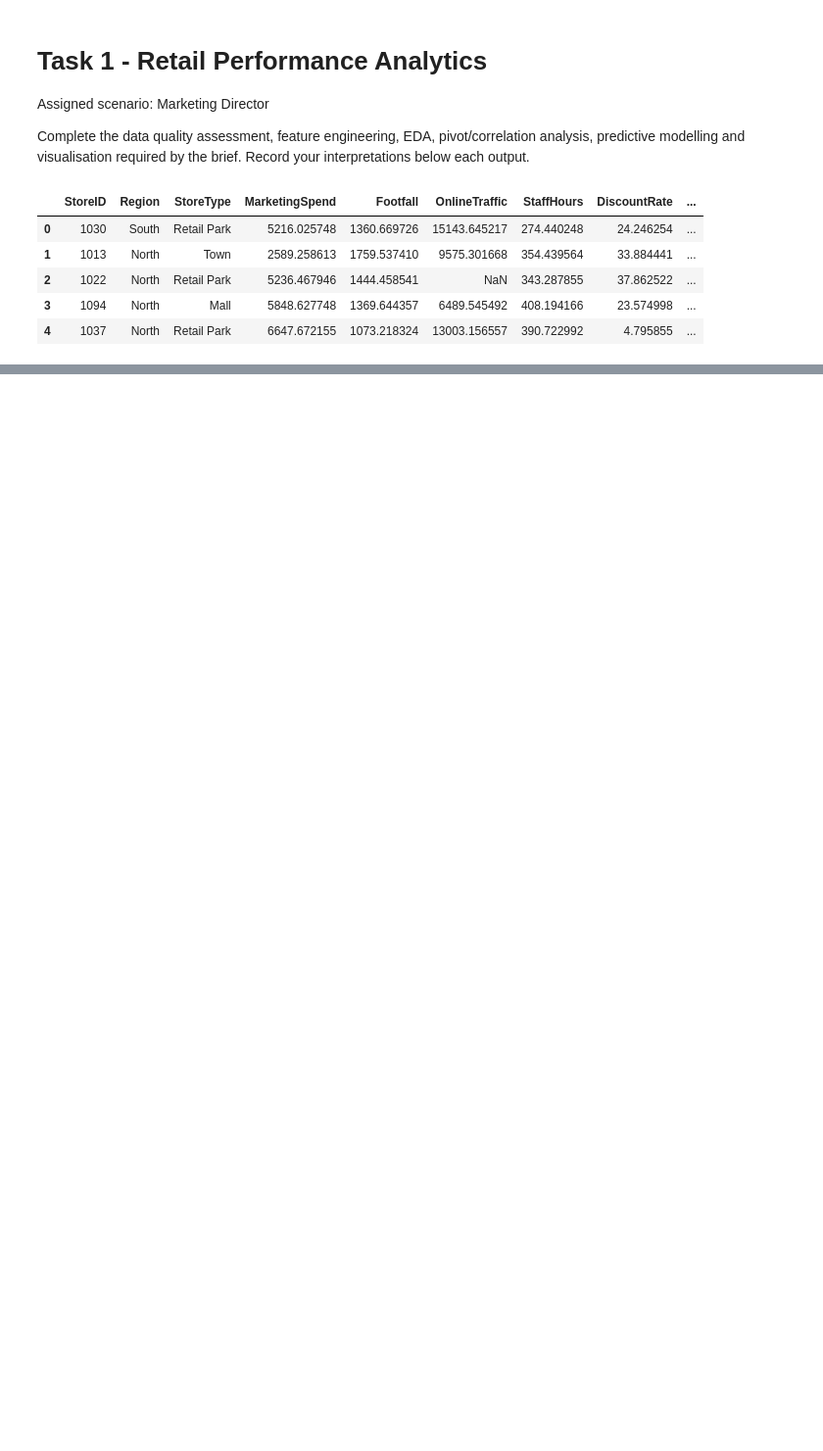
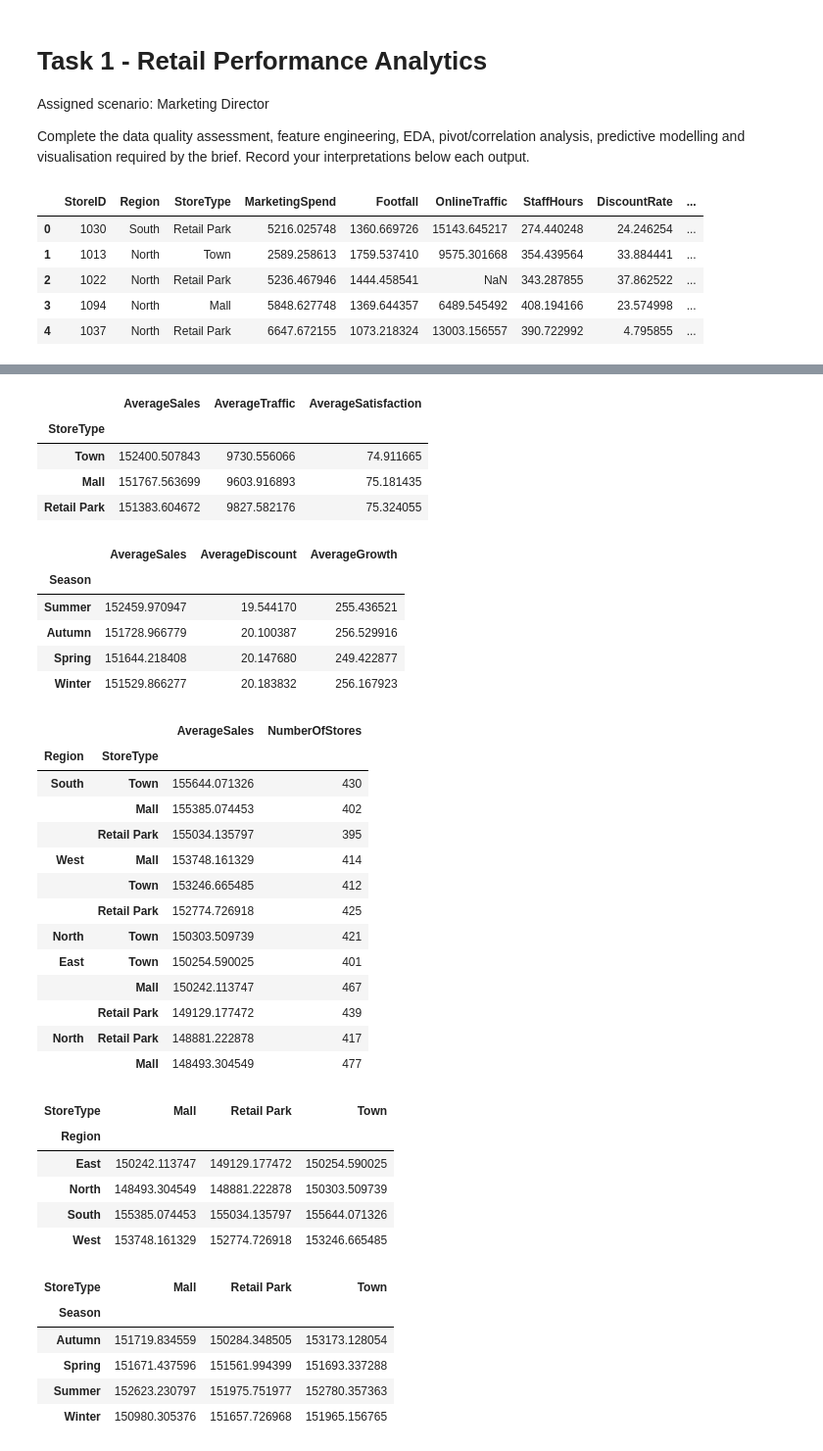
Before and after one commit to n00230867/RA-CA1, a Jupyter notebook: tasks/01_task1_retail_performance.ipynb, the cells around one changed output, grey strips where cells are left out. Shown at 98% size. Saved outputs shown, nothing was run; the diff lists cells and outputs as text; code cells hidden in the pictures; blank space fills up the shorter version.

```diff
--- a/tasks/01_task1_retail_performance.ipynb
+++ b/tasks/01_task1_retail_performance.ipynb
@@ -80,0 +127,41 @@ np.int64(100)
+# %%
+# Four groupby analyses.
+region_analysis = retail.groupby('Region').agg(
+    AverageSales=('SalesRevenue', 'mean'),
+    TotalSales=('SalesRevenue', 'sum'),
+    AverageROI=('MarketingROI', 'mean')
+).sort_values('AverageSales', ascending=False)
+
+store_type_analysis = retail.groupby('StoreType').agg(
+    AverageSales=('SalesRevenue', 'mean'),
+    AverageTraffic=('TotalTraffic', 'mean'),
+    AverageSatisfaction=('CustomerSatisfaction', 'mean')
+).sort_values('AverageSales', ascending=False)
+
+season_analysis = retail.groupby('Season').agg(
+    AverageSales=('SalesRevenue', 'mean'),
+    AverageDiscount=('DiscountRate', 'mean'),
+    AverageGrowth=('SalesGrowthPercent', 'mean')
+).sort_values('AverageSales', ascending=False)
+
+region_store_analysis = retail.groupby(['Region', 'StoreType']).agg(
+    AverageSales=('SalesRevenue', 'mean'),
+    NumberOfStores=('StoreID', 'count')
+).sort_values('AverageSales', ascending=False)
+
+display(region_analysis)
+display(store_type_analysis)
+display(season_analysis)
+display(region_store_analysis)
+
+# Two pivot tables.
+pivot_region_store = pd.pivot_table(
+    retail, values='SalesRevenue', index='Region', columns='StoreType', aggfunc='mean'
+)
+pivot_season_store = pd.pivot_table(
+    retail, values='SalesRevenue', index='Season', columns='StoreType', aggfunc='mean'
+)
+
+display(pivot_region_store)
+display(pivot_season_store)
+# %% [output]
@@ -81,2 +174,39 @@ np.int64(100)
+|  | AverageSales | AverageTraffic | AverageSatisfaction |
+| StoreType |  |  |  |
+| Town | 152400.507843 | 9730.556066 | 74.911665 |
+| Mall | 151767.563699 | 9603.916893 | 75.181435 |
+| Retail Park | 151383.604672 | 9827.582176 | 75.324055 |
+|  | AverageSales | AverageDiscount | AverageGrowth |
+| Season |  |  |  |
+| Summer | 152459.970947 | 19.544170 | 255.436521 |
+| Autumn | 151728.966779 | 20.100387 | 256.529916 |
+| Spring | 151644.218408 | 20.147680 | 249.422877 |
+| Winter | 151529.866277 | 20.183832 | 256.167923 |
+|  |  | AverageSales | NumberOfStores |
+| Region | StoreType |  |  |
+| South | Town | 155644.071326 | 430 |
+|  | Mall | 155385.074453 | 402 |
+|  | Retail Park | 155034.135797 | 395 |
+| West | Mall | 153748.161329 | 414 |
+|  | Town | 153246.665485 | 412 |
+|  | Retail Park | 152774.726918 | 425 |
+| North | Town | 150303.509739 | 421 |
+| East | Town | 150254.590025 | 401 |
+|  | Mall | 150242.113747 | 467 |
+|  | Retail Park | 149129.177472 | 439 |
+| North | Retail Park | 148881.222878 | 417 |
+|  | Mall | 148493.304549 | 477 |
+| StoreType | Mall | Retail Park | Town |
+| Region |  |  |  |
+| East | 150242.113747 | 149129.177472 | 150254.590025 |
+| North | 148493.304549 | 148881.222878 | 150303.509739 |
+| South | 155385.074453 | 155034.135797 | 155644.071326 |
+| West | 153748.161329 | 152774.726918 | 153246.665485 |
+| StoreType | Mall | Retail Park | Town |
+| Season |  |  |  |
+| Autumn | 151719.834559 | 150284.348505 | 153173.128054 |
+| Spring | 151671.437596 | 151561.994399 | 151693.337288 |
+| Summer | 152623.230797 | 151975.751977 | 152780.357363 |
+| Winter | 150980.305376 | 151657.726968 | 151965.156765 |
 # %% [markdown]
 ## Required evidence checklist
```
Also changed, not shown: parts of 4 cells of this notebook.
